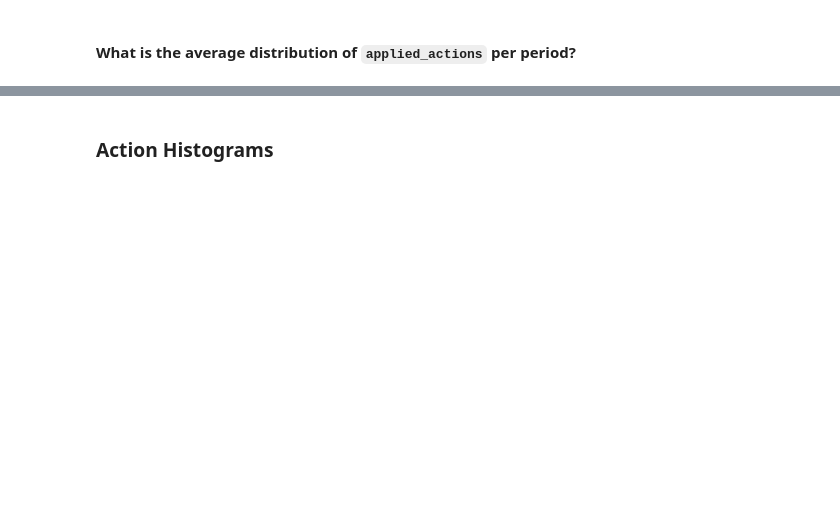
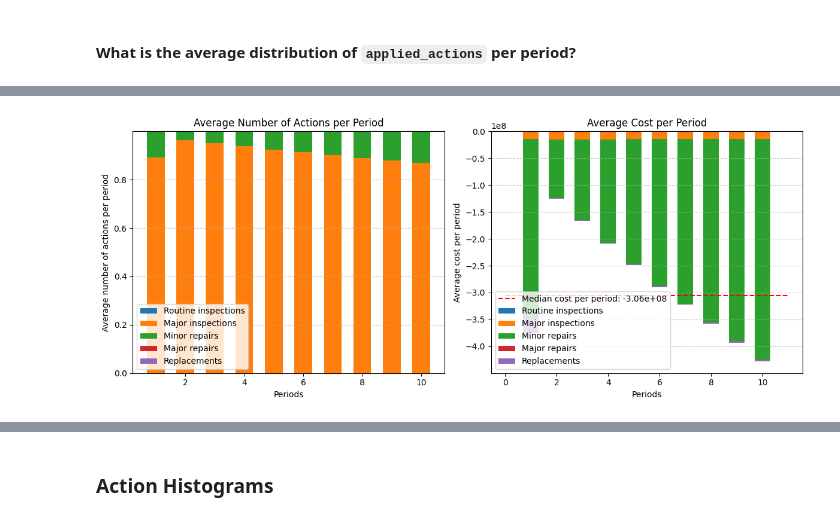
Before and after one commit to AI-for-Infrastructure-Management/imp-act-JaxMARL, a Jupyter notebook: evaluation/rollout_data_analysis.ipynb, the cells around one changed output, grey strips where cells are left out. Saved outputs shown, nothing was run; the diff lists cells and outputs as text; code cells hidden in the pictures; blank space fills up the shorter version.

```diff
--- a/evaluation/rollout_data_analysis.ipynb
+++ b/evaluation/rollout_data_analysis.ipynb
@@ -182,0 +147,62 @@ plt.show()
+# %%
+fix, ax = plt.subplots(1, 2, figsize=(12, 5))
+
+labels = [
+    "Routine inspections",
+    "Major inspections",
+    "Minor repairs",
+    "Major repairs",
+    "Replacements",
+]
+
+############# Avg. number of actions per period #############
+series = [np.array(period_stats[f"action{i}_per_period"]) for i in range(5)]
+
+# X axis (periods)
+_periods = np.arange(1, len(series[0]) + 1)
+bar_width = 0.6
+
+# Stacked bars
+bottom = np.zeros_like(series[0], dtype=float)
+for y, lab in zip(series, labels):
+    ax[0].bar(_periods, y, width=bar_width, bottom=bottom, label=lab)
+    bottom += y
+
+ax[0].set_xlabel("Periods")
+ax[0].set_ylabel("Average number of actions per period")
+ax[0].set_title("Average Number of Actions per Period")
+ax[0].grid(axis="y", linestyle="--", alpha=0.7)
+ax[0].legend()
+
+############# Avg. cost per period #############
+series = [np.array(period_stats[f"action{i}_cost_per_period"]) for i in range(5)]
+
+# Stacked bars
+bottom = np.zeros_like(series[0], dtype=float)
+for y, lab in zip(series, labels):
+    ax[1].bar(_periods, y, width=bar_width, bottom=bottom, label=lab)
+    bottom += y
+
+# === Median line across total cycle costs ===
+cycle_costs = np.stack(series, axis=1).sum(axis=1)
+median = np.median(cycle_costs)
+
+ax[1].hlines(
+    median,
+    xmin=0,
+    xmax=len(_periods) + 1,
+    colors="red",
+    linestyles="dashed",
+    label=f"Median cost per period: {median:.2e}",
+)
+
+ax[1].set_xlabel("Periods")
+ax[1].set_ylabel("Average cost per period")
+ax[1].set_title("Average Cost per Period")
+ax[1].grid(axis="y", linestyle="--", alpha=0.7)
+ax[1].legend()
+
+plt.tight_layout()
+plt.show()
+# %% [output]
+[figure, added]
```
Also changed, not shown: parts of 15 cells of this notebook, 2 other files.
